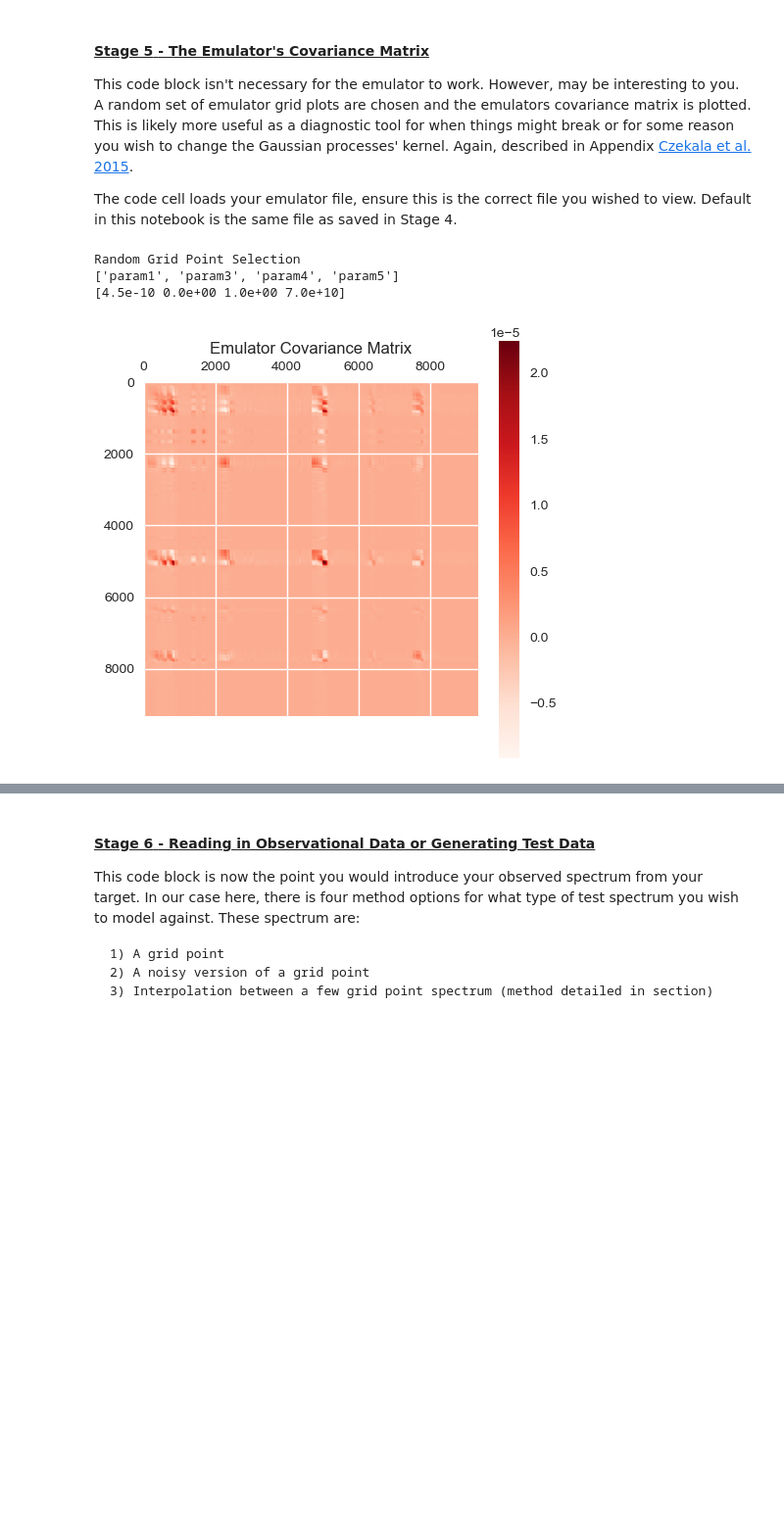
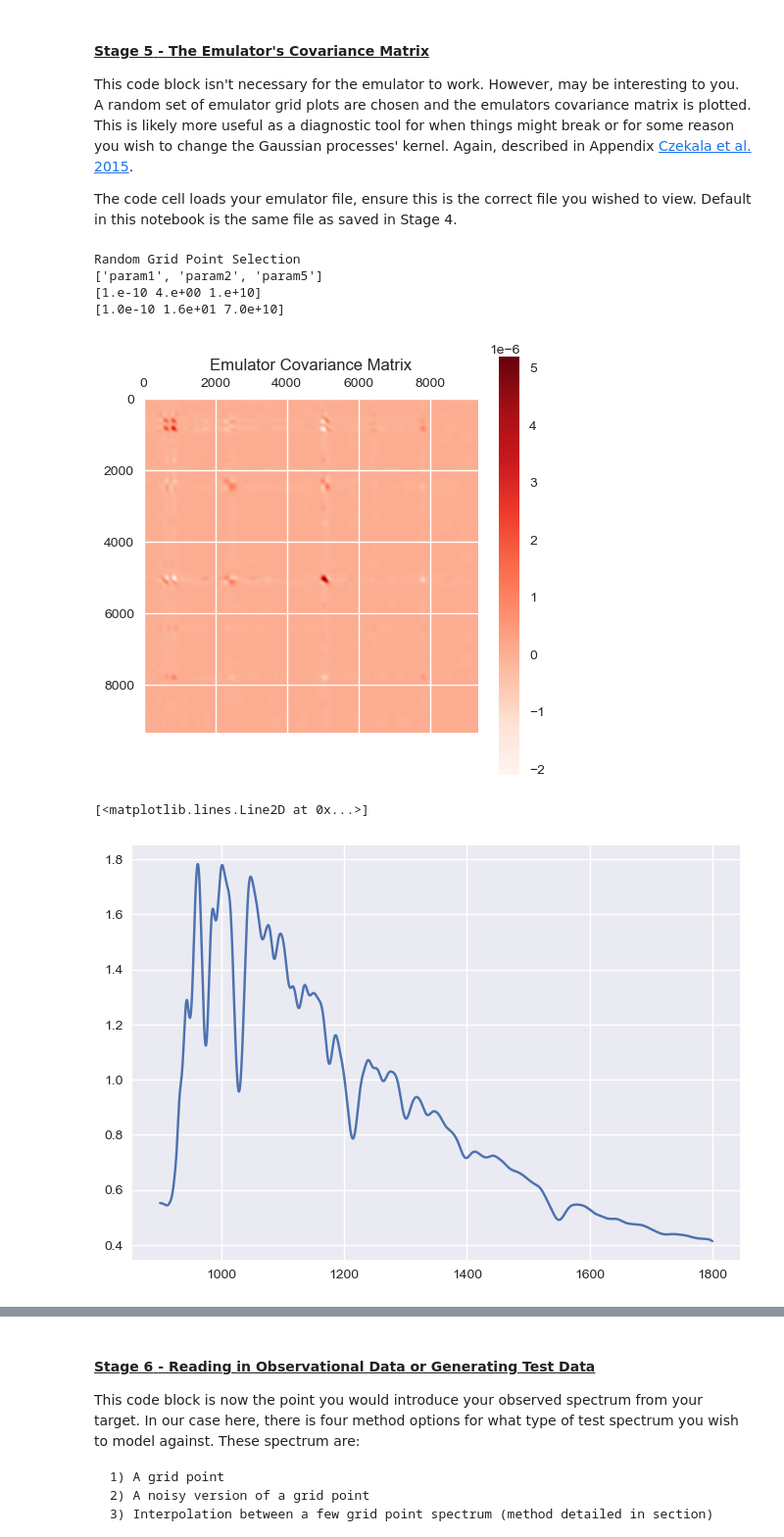
Before and after one commit to AustenWallis/Speculate, a Jupyter notebook: Speculate Cookbook Guide.ipynb, the cells around one changed output, grey strips where cells are left out. Shown at 98% size. Cells and saved outputs as stored; diff of their text form; code cells hidden in the pictures; blank space fills up the shorter version.

```diff
--- a/Speculate Cookbook Guide.ipynb
+++ b/Speculate Cookbook Guide.ipynb
@@ -523,21 +527,26 @@ The code cell loads your emulator file, ensure this is the correct file you wish
 # %%
 """5) If you want to see the emulator covariance matrix for a grid point, run this cell"""
 
-emu = Emulator.load("KWD_emu_full_ss_cyg.hdf5")
+emu = Emulator.load("Grid-Emulator_Files/Emulator_full.hdf5")
 random_grid_point = random.choice(emu.grid_points)
 print("Random Grid Point Selection")
 print(list(emu.param_names))
+print(emu.grid_points[0])
 print(random_grid_point)
-weights, cov = emu(random_grid_point)
+weights, cov = emu(emu.grid_points[0]) #random_grid_point
 X = emu.eigenspectra * (emu.flux_std)
 flux = (weights @ X) + emu.flux_mean
 emu_cov = X.T @ cov @ X
 plt.matshow(emu_cov, cmap='Reds')
 plt.title("Emulator Covariance Matrix")
 plt.colorbar()
 plt.show()
+plt.plot(emu.wl, flux)
 # %% [output]
 Random Grid Point Selection
-['param1', 'param3', 'param4', 'param5']
-[4.5e-10 0.0e+00 1.0e+00 7.0e+10]
+['param1', 'param2', 'param5']
+[1.e-10 4.e+00 1.e+10]
+[1.0e-10 1.6e+01 7.0e+10]
-[figure, old version]
+[figure, new version]
+[<matplotlib.lines.Line2D at 0x...>]
+[figure, added]
```
Also changed, not shown: parts of 29 cells of this notebook, 34 other files.
